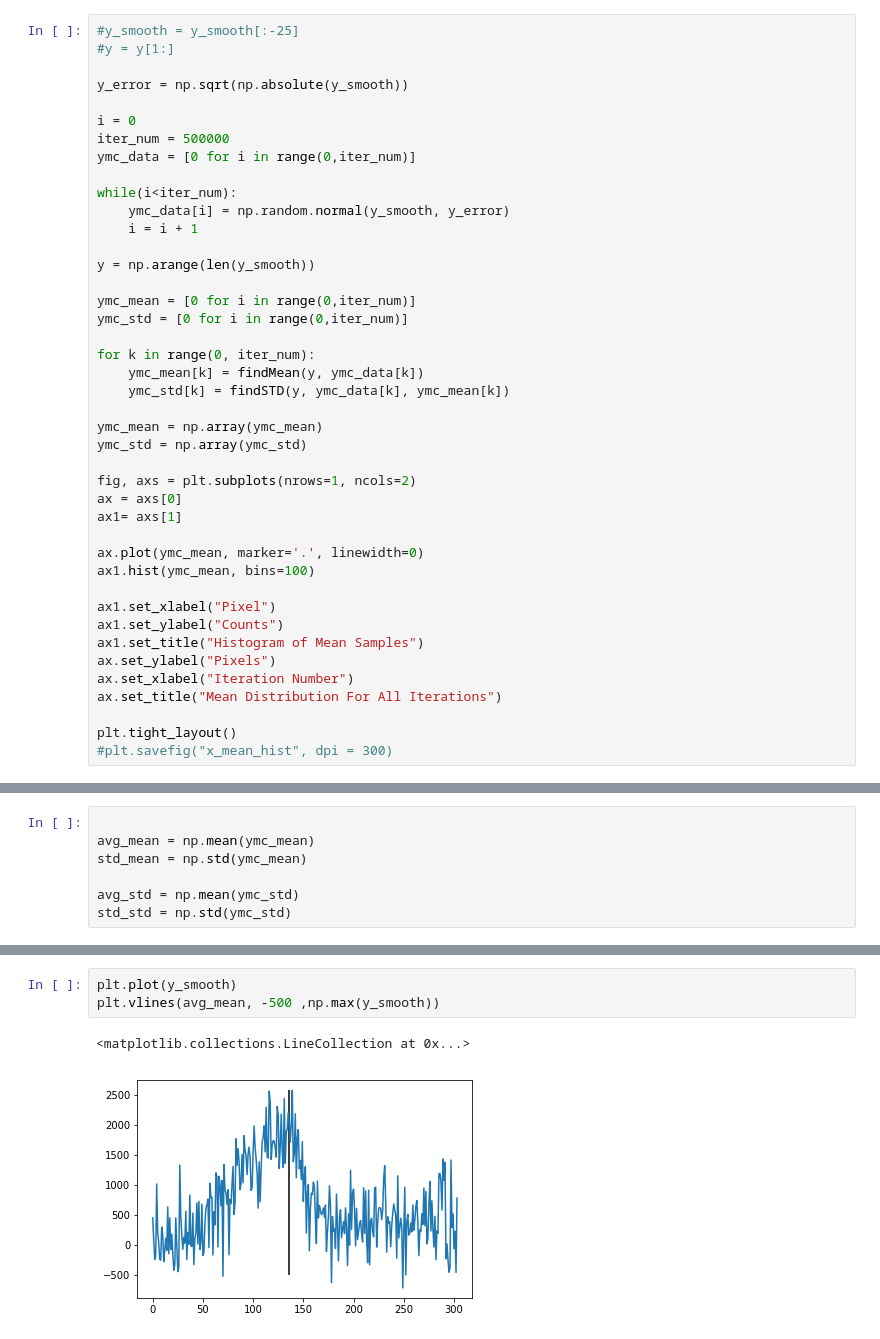
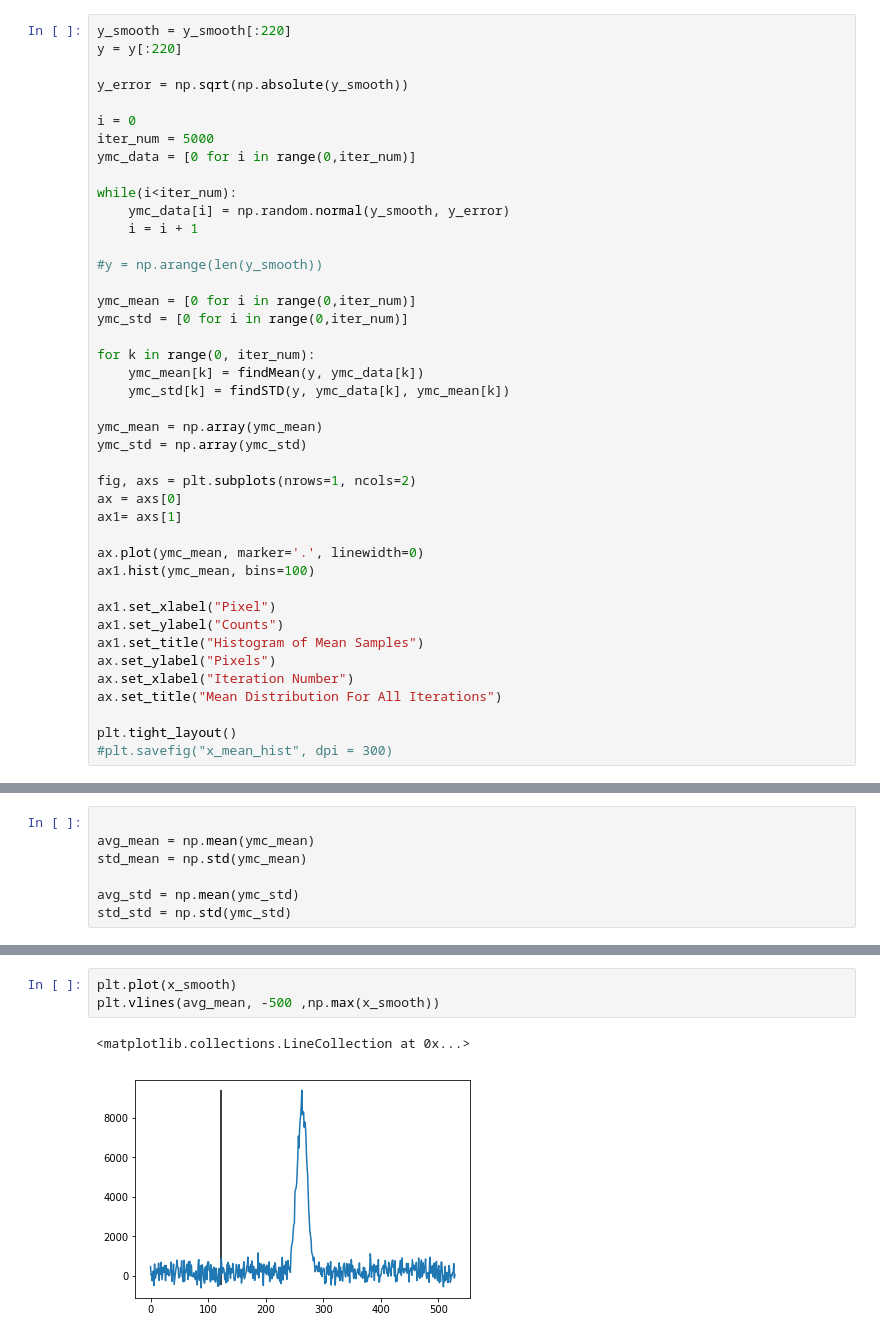
Before and after one commit to pluflou/Viewer-Image-Analysis, a Jupyter notebook: output/FP2_err_wOffset/viewer_analysis_error.ipynb, the cells around one changed output, grey strips where cells are left out. Saved outputs shown, nothing was run; the diff lists cells and outputs as text.

Commit message:
trying to edit code to handle original image size

```diff
--- a/output/FP2_err_wOffset/viewer_analysis_error.ipynb
+++ b/output/FP2_err_wOffset/viewer_analysis_error.ipynb
@@ -253,18 +361,18 @@ x_smooth= [150, -92, -396, -638, -309, 921, -337, 165, -419, -30, -247, -65, 294
 # %%
-#y_smooth = y_smooth[:-25]
-#y = y[1:]
+y_smooth = y_smooth[:220]
+y = y[:220]
 
 y_error = np.sqrt(np.absolute(y_smooth))
 
 i = 0
-iter_num = 500000
+iter_num = 5000
 ymc_data = [0 for i in range(0,iter_num)]
 
 while(i<iter_num):
     ymc_data[i] = np.random.normal(y_smooth, y_error)
     i = i + 1
 
-y = np.arange(len(y_smooth))
+#y = np.arange(len(y_smooth))
 
 ymc_mean = [0 for i in range(0,iter_num)]
 ymc_std = [0 for i in range(0,iter_num)]
@@ -312,9 +420,9 @@ avg_std
 # %%
-plt.plot(y_smooth)
-plt.vlines(avg_mean, -500 ,np.max(y_smooth))
+plt.plot(x_smooth)
+plt.vlines(avg_mean, -500 ,np.max(x_smooth))
 # %% [output]
 <matplotlib.collections.LineCollection at 0x...>
-[figure, old version]
+[figure, new version]
 # %%
 plt.plot(y_smooth)
 plt.vlines(avg_mean, -500 ,np.max(y_smooth))
```
Also changed, not shown: parts of 6 cells of this notebook, 1 other file.
